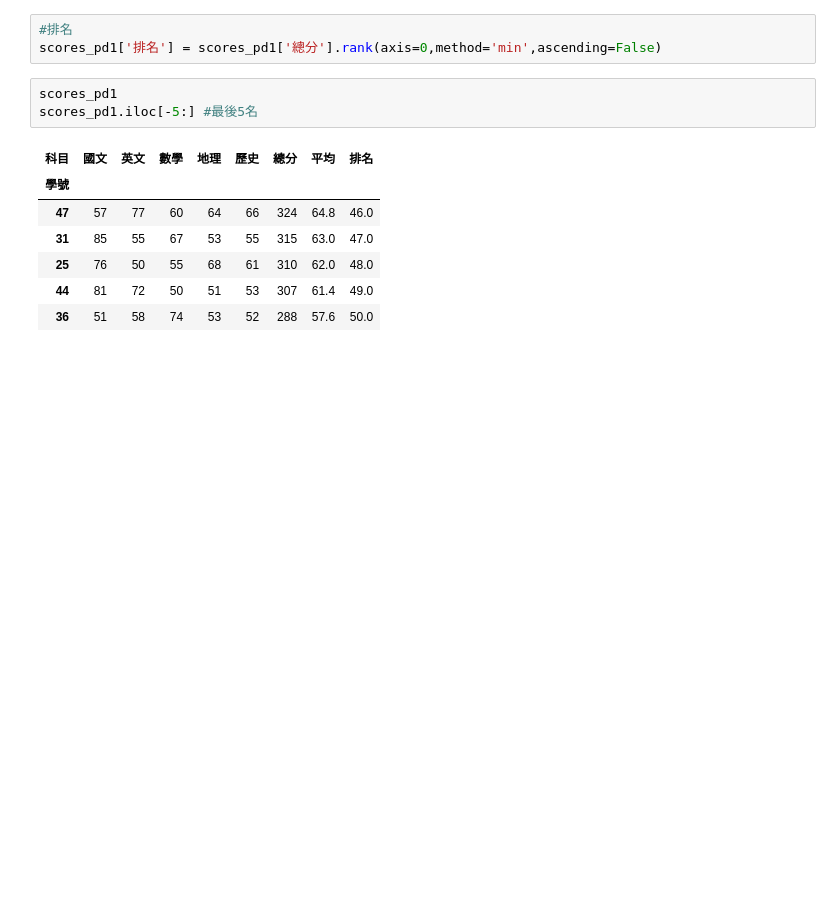
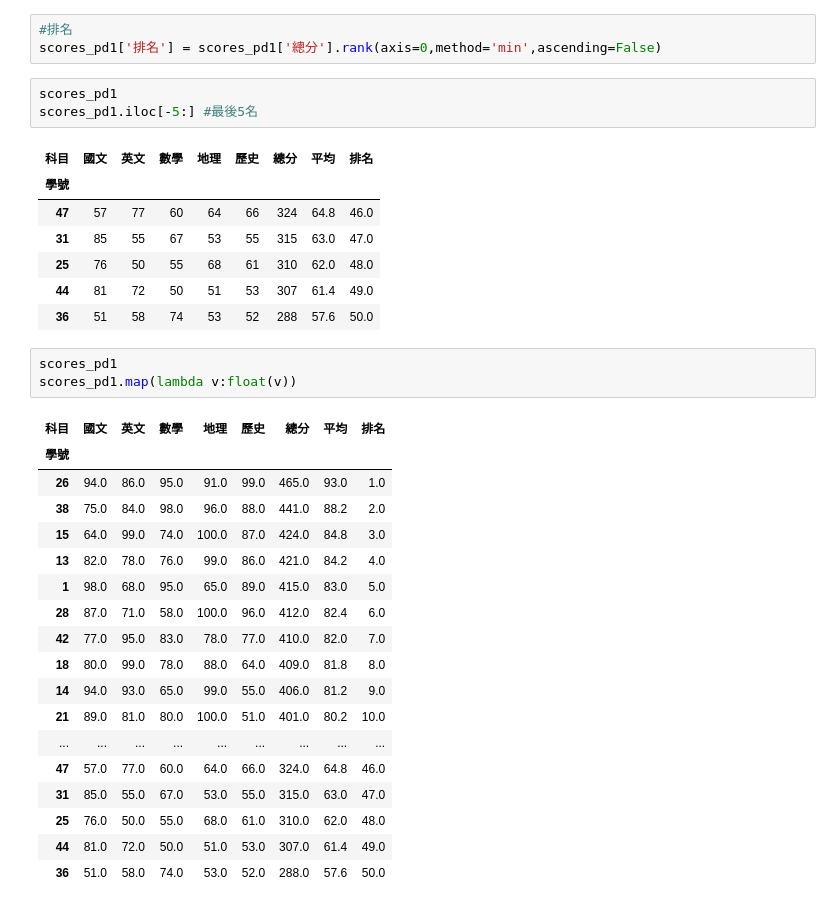
Before and after one commit to Marschang2025/python__analysis, a Jupyter notebook: lesson19/lesson19_1.ipynb, the cells around one changed output. Saved outputs shown, nothing was run; the diff lists cells and outputs as text; blank space fills up the shorter version.

```diff
--- a/lesson19/lesson19_1.ipynb
+++ b/lesson19/lesson19_1.ipynb
@@ -152,3 +152,25 @@ scores_pd1.iloc[-5:] #最後5名
 | 25 | 76 | 50 | 55 | 68 | 61 | 310 | 62.0 | 48.0 |
 | 44 | 81 | 72 | 50 | 51 | 53 | 307 | 61.4 | 49.0 |
 | 36 | 51 | 58 | 74 | 53 | 52 | 288 | 57.6 | 50.0 |
+# %%
+scores_pd1
+scores_pd1.map(lambda v:float(v))
+# %% [output]
+| 科目 | 國文 | 英文 | 數學 | 地理 | 歷史 | 總分 | 平均 | 排名 |
+| 學號 |  |  |  |  |  |  |  |  |
+| 26 | 94.0 | 86.0 | 95.0 | 91.0 | 99.0 | 465.0 | 93.0 | 1.0 |
+| 38 | 75.0 | 84.0 | 98.0 | 96.0 | 88.0 | 441.0 | 88.2 | 2.0 |
+| 15 | 64.0 | 99.0 | 74.0 | 100.0 | 87.0 | 424.0 | 84.8 | 3.0 |
+| 13 | 82.0 | 78.0 | 76.0 | 99.0 | 86.0 | 421.0 | 84.2 | 4.0 |
+| 1 | 98.0 | 68.0 | 95.0 | 65.0 | 89.0 | 415.0 | 83.0 | 5.0 |
+| 28 | 87.0 | 71.0 | 58.0 | 100.0 | 96.0 | 412.0 | 82.4 | 6.0 |
+| 42 | 77.0 | 95.0 | 83.0 | 78.0 | 77.0 | 410.0 | 82.0 | 7.0 |
+| 18 | 80.0 | 99.0 | 78.0 | 88.0 | 64.0 | 409.0 | 81.8 | 8.0 |
+| 14 | 94.0 | 93.0 | 65.0 | 99.0 | 55.0 | 406.0 | 81.2 | 9.0 |
+| 21 | 89.0 | 81.0 | 80.0 | 100.0 | 51.0 | 401.0 | 80.2 | 10.0 |
+| ... | ... | ... | ... | ... | ... | ... | ... | ... |
+| 47 | 57.0 | 77.0 | 60.0 | 64.0 | 66.0 | 324.0 | 64.8 | 46.0 |
+| 31 | 85.0 | 55.0 | 67.0 | 53.0 | 55.0 | 315.0 | 63.0 | 47.0 |
+| 25 | 76.0 | 50.0 | 55.0 | 68.0 | 61.0 | 310.0 | 62.0 | 48.0 |
+| 44 | 81.0 | 72.0 | 50.0 | 51.0 | 53.0 | 307.0 | 61.4 | 49.0 |
+| 36 | 51.0 | 58.0 | 74.0 | 53.0 | 52.0 | 288.0 | 57.6 | 50.0 |
```
Also changed, not shown: parts of 1 cell of this notebook.
